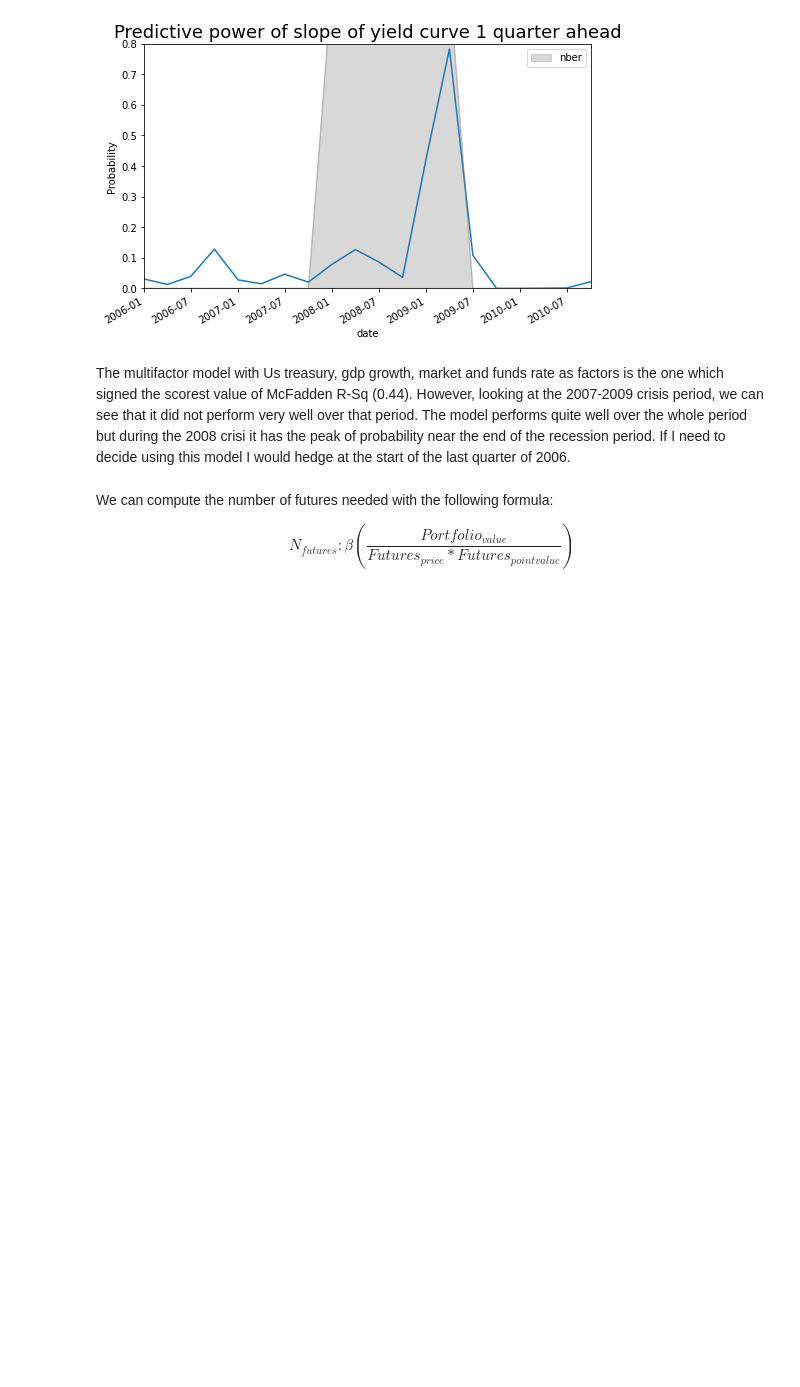
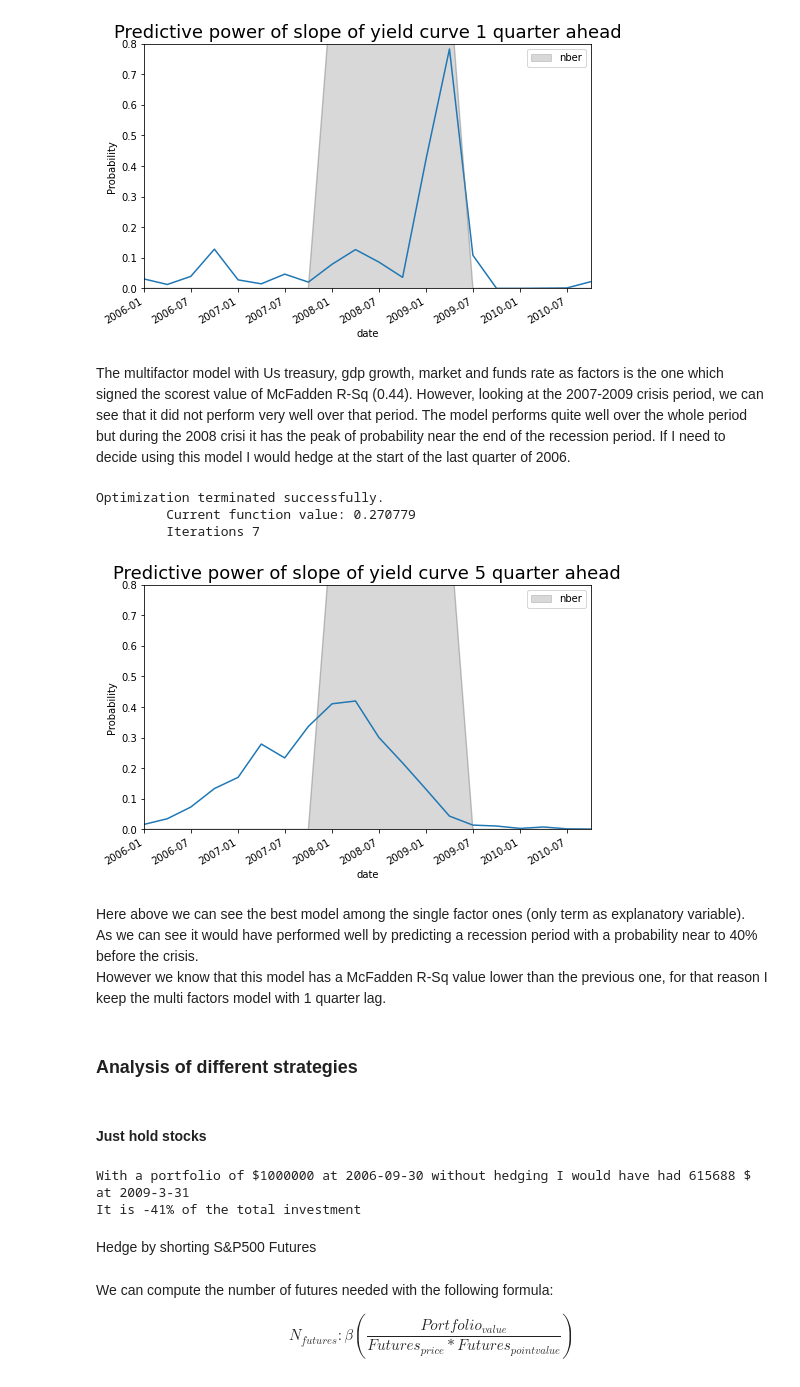
Before and after one commit to alessandrofogli/Ai-for-Finance, a Jupyter notebook: Project3/ES3.ipynb, the cells around one changed output. Cells and saved outputs as stored; diff of their text form; code cells hidden in the pictures; blank space fills up the shorter version.

```diff
--- a/Project3/ES3.ipynb
+++ b/Project3/ES3.ipynb
@@ -329,6 +339,32 @@ Optimization terminated successfully.
 [figure]
 # %% [markdown]
 The multifactor model with Us treasury, gdp growth, market and funds rate as factors is the one which signed the scorest value of McFadden R-Sq (0.44). However, looking at the 2007-2009 crisis period, we can see that it did not perform very well over that period. The model performs quite well over the whole period but during the 2008 crisi it has the peak of probability near the end of the recession period. If I need to decide using this model I would hedge at the start of the last quarter of 2006.
+# %%
+plot_val(term, nber, int(greater), "2006-01-01","2010-10-01")
+# %% [output]
+Optimization terminated successfully.
+         Current function value: 0.270779
+         Iterations 7
+[figure, added]
+# %% [markdown]
+Here above we can see the best model among the single factor ones (only term as explanatory variable).
+As we can see it would have performed well by predicting a recession period with a probability near to 40% before the crisis.
+However we know that this model has a McFadden R-Sq value lower than the previous one, for that reason I keep the multi factors model with 1 quarter lag.
+# %% [markdown]
+### Analysis of different strategies
+# %% [markdown]
+#### Just hold stocks
+# %%
+port_ret_crisis = port_ret.loc['2006-9-30' : '2009-3-31']
+portfolio_cum_returns = (port_ret_crisis + 1).cumprod()
+portfolio_no_hedge_value = (round(portfolio_cum_returns[-1]*1000000))
+print('With a portfolio of $1000000 at 2006-09-30 without hedging I would have had {} $ at 2009-3-31'.format(portfolio_no_hedge_value))
+print('It is {}% of the total investment'.format(round((portfolio_cum_returns[-1]-portfolio_cum_returns[0])*100)))
+# %% [output]
+With a portfolio of $1000000 at 2006-09-30 without hedging I would have had 615688 $ at 2009-3-31
+It is -41% of the total investment
+# %% [markdown]
+Hedge by shorting S&P500 Futures
 # %% [markdown]
 We can compute the number of futures needed with the following formula:
 
```
Also changed, not shown: parts of 10 cells of this notebook, 1 other file.
